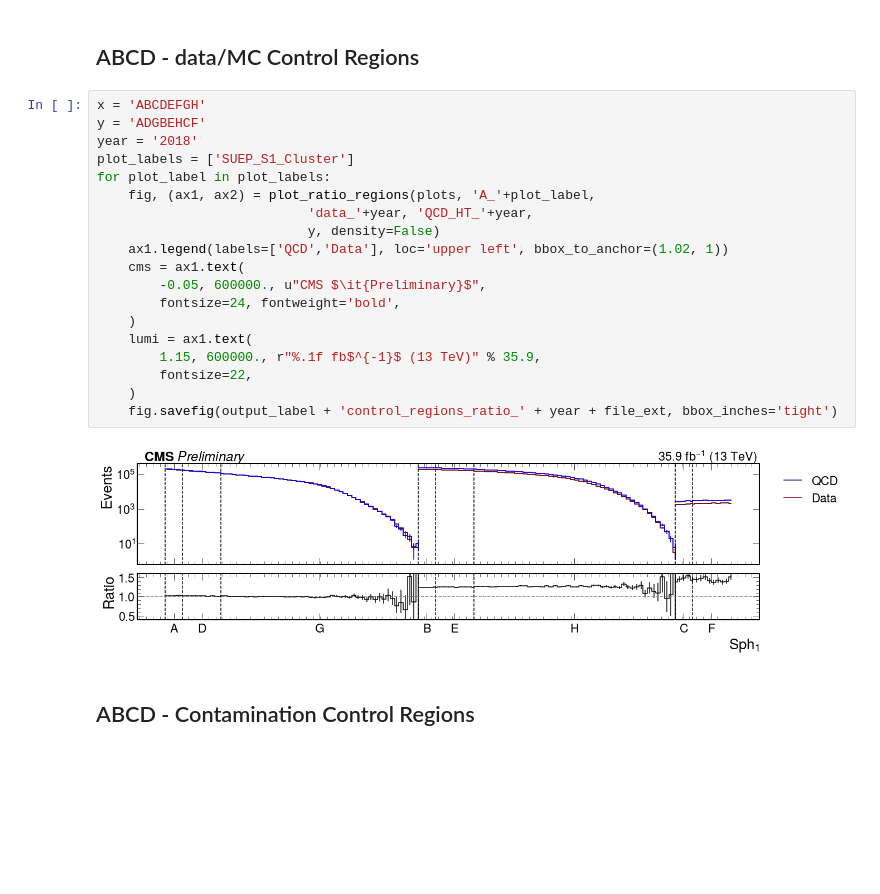
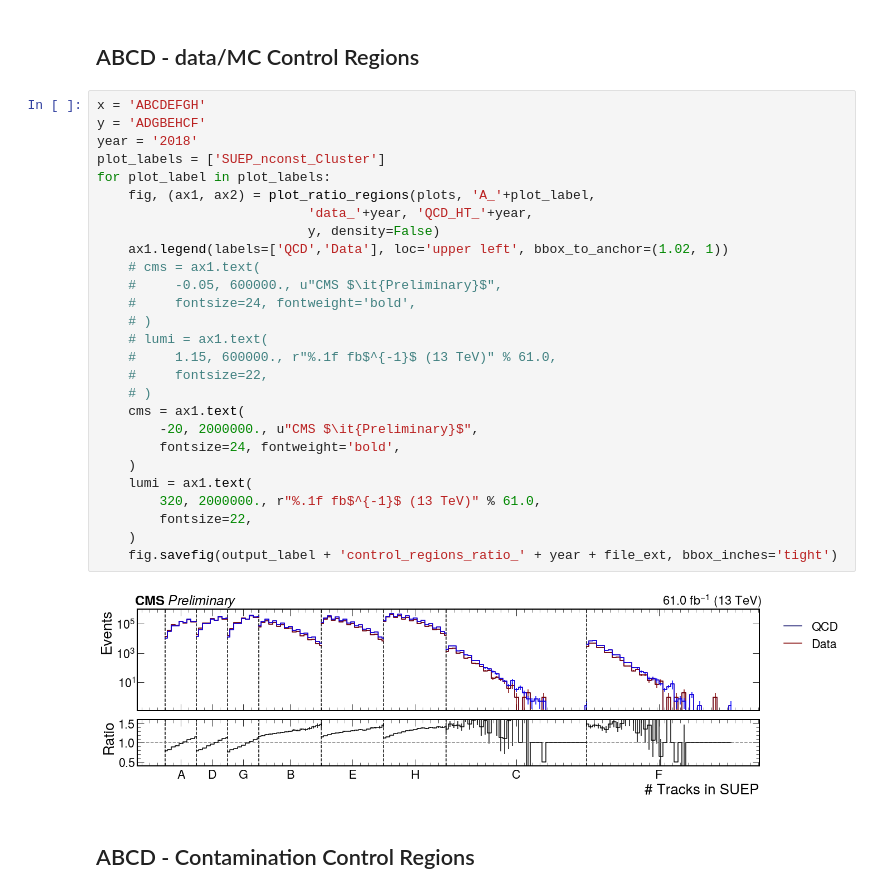
Before and after one commit to SUEPPhysics/SUEPCoffea_dask, a Jupyter notebook: plotting/paper_plots.ipynb, the cells around one changed output. Saved outputs shown, nothing was run; the diff lists cells and outputs as text; blank space fills up the shorter version.

```diff
--- a/plotting/paper_plots.ipynb
+++ b/plotting/paper_plots.ipynb
@@ -434,24 +501,32 @@ plt.show()
 # %%
 x = 'ABCDEFGH'
 y = 'ADGBEHCF'
 year = '2018'
-plot_labels = ['SUEP_S1_Cluster']
+plot_labels = ['SUEP_nconst_Cluster']
 for plot_label in plot_labels:
     fig, (ax1, ax2) = plot_ratio_regions(plots, 'A_'+plot_label,
                            'data_'+year, 'QCD_HT_'+year,
                            y, density=False)
     ax1.legend(labels=['QCD','Data'], loc='upper left', bbox_to_anchor=(1.02, 1))
+    # cms = ax1.text(
+    #     -0.05, 600000., u"CMS $\it{Preliminary}$",
+    #     fontsize=24, fontweight='bold',
+    # )
+    # lumi = ax1.text(
+    #     1.15, 600000., r"%.1f fb$^{-1}$ (13 TeV)" % 61.0,
+    #     fontsize=22,
+    # )
     cms = ax1.text(
-        -0.05, 600000., u"CMS $\it{Preliminary}$",
+        -20, 2000000., u"CMS $\it{Preliminary}$",
         fontsize=24, fontweight='bold',
     )
     lumi = ax1.text(
-        1.15, 600000., r"%.1f fb$^{-1}$ (13 TeV)" % 35.9,
+        320, 2000000., r"%.1f fb$^{-1}$ (13 TeV)" % 61.0,
         fontsize=22,
     )
     fig.savefig(output_label + 'control_regions_ratio_' + year + file_ext, bbox_inches='tight')
 # %% [output]
-[figure, old version]
+[figure, new version]
 # %% [markdown]
 ## ABCD - Contamination Control Regions
 # %%
```
Also changed, not shown: parts of 6 cells of this notebook, 11 other files.
